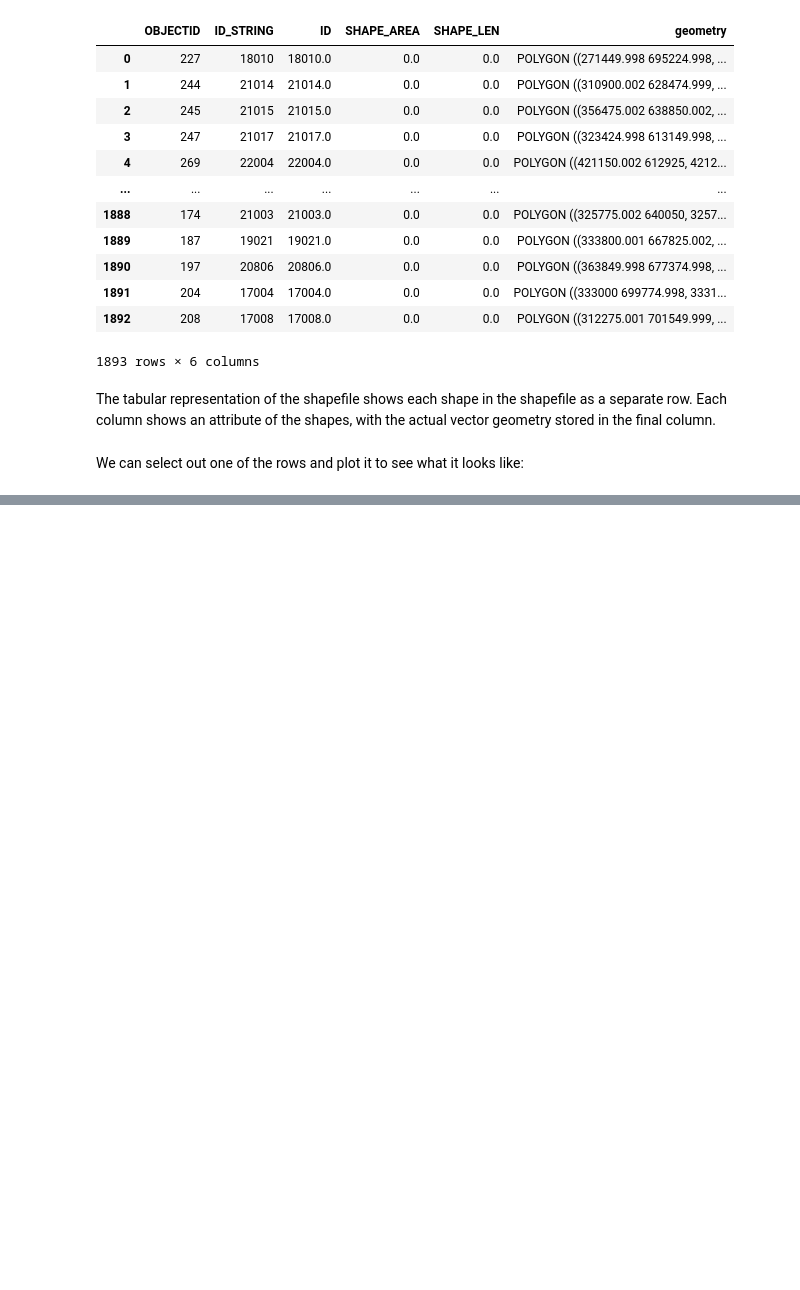
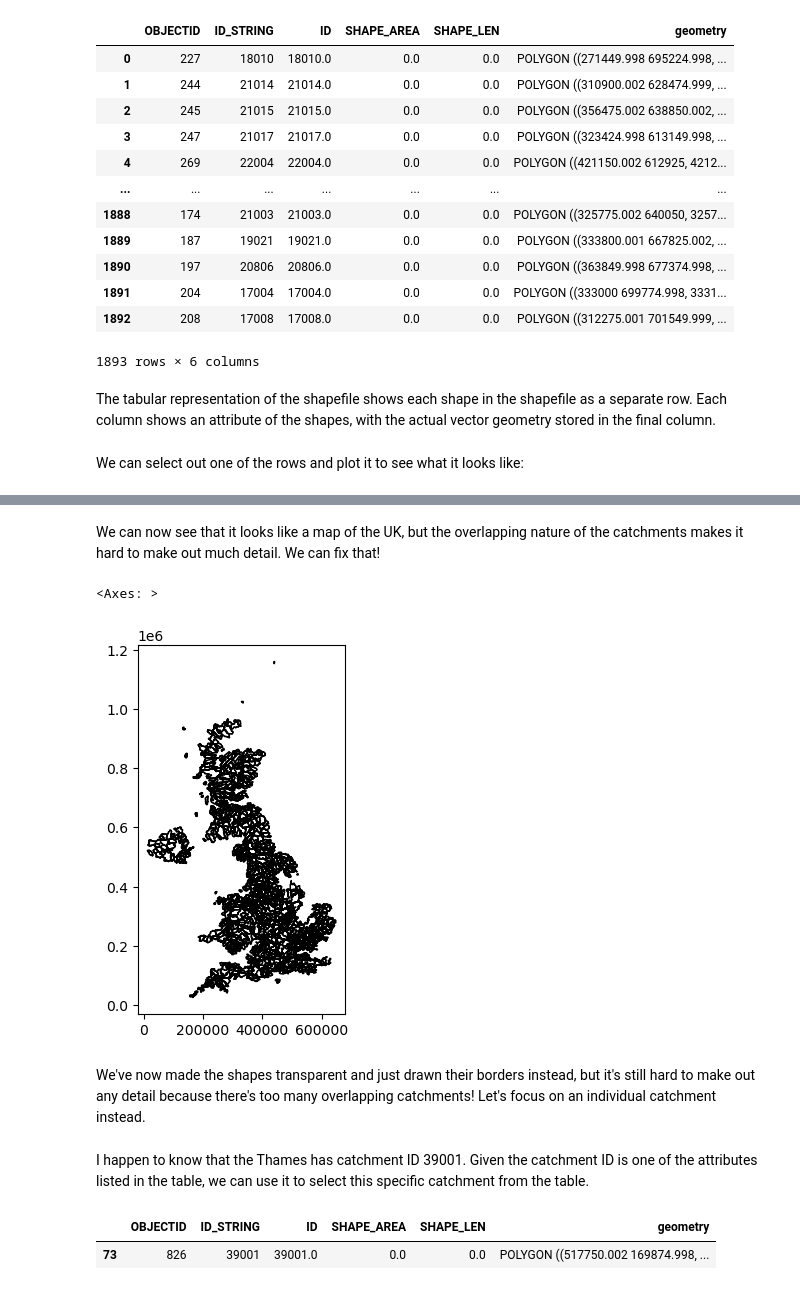
Before and after one commit to NERC-CEH/dri_gridded_data, a Jupyter notebook: notebooks/Examples_2.ipynb, the cells around one changed output, grey strips where cells are left out. Saved outputs shown, nothing was run; the diff lists cells and outputs as text; code cells hidden in the pictures; blank space fills up the shorter version.

```diff
--- a/notebooks/Examples_2.ipynb
+++ b/notebooks/Examples_2.ipynb
@@ -52,0 +87,11 @@ We can select out one of the rows and plot it to see what it looks like:
+# %% [markdown]
+We can now see that it looks like a map of the UK, but the overlapping nature of the catchments makes it hard to make out much detail. We can fix that!
+# %%
+shapefile.plot(facecolor='None')
+# %% [output]
+<Axes: >
+[figure, added]
+# %% [markdown]
+We've now made the shapes transparent and just drawn their borders instead, but it's still hard to make out any detail because there's too many overlapping catchments! Let's focus on an individual catchment instead.
+# %% [markdown]
+I happen to know that the Thames has catchment ID 39001. Given the catchment ID is one of the attributes listed in the table, we can use it to select this specific catchment from the table.
@@ -52,0 +100,5 @@ We can select out one of the rows and plot it to see what it looks like:
+# %%
+thames
+# %% [output]
+|  | OBJECTID | ID_STRING | ID | SHAPE_AREA | SHAPE_LEN | geometry |
+| 73 | 826 | 39001 | 39001.0 | 0.0 | 0.0 | POLYGON ((517750.002 169874.998, ... |
```
Also changed, not shown: parts of 45 cells of this notebook.
